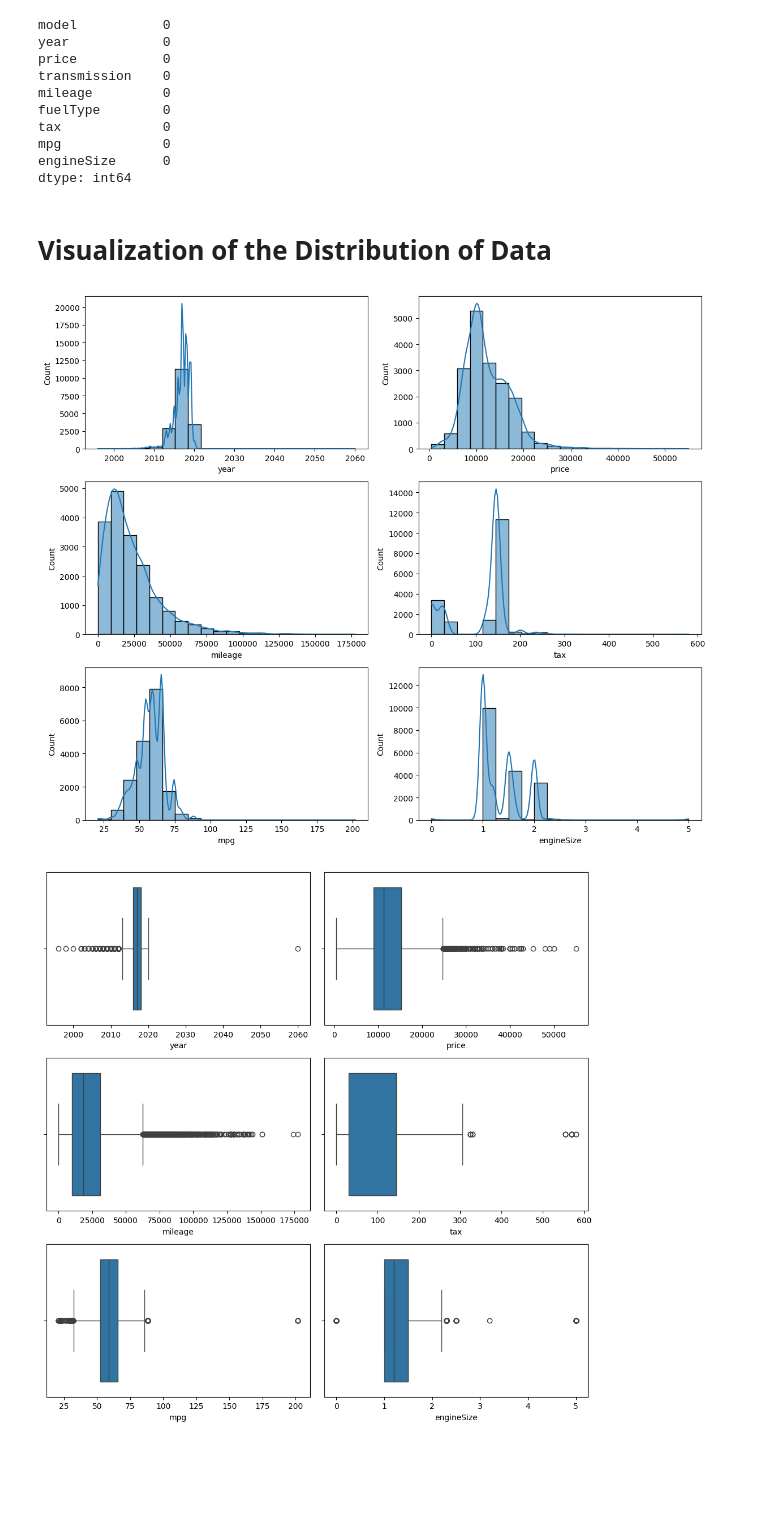
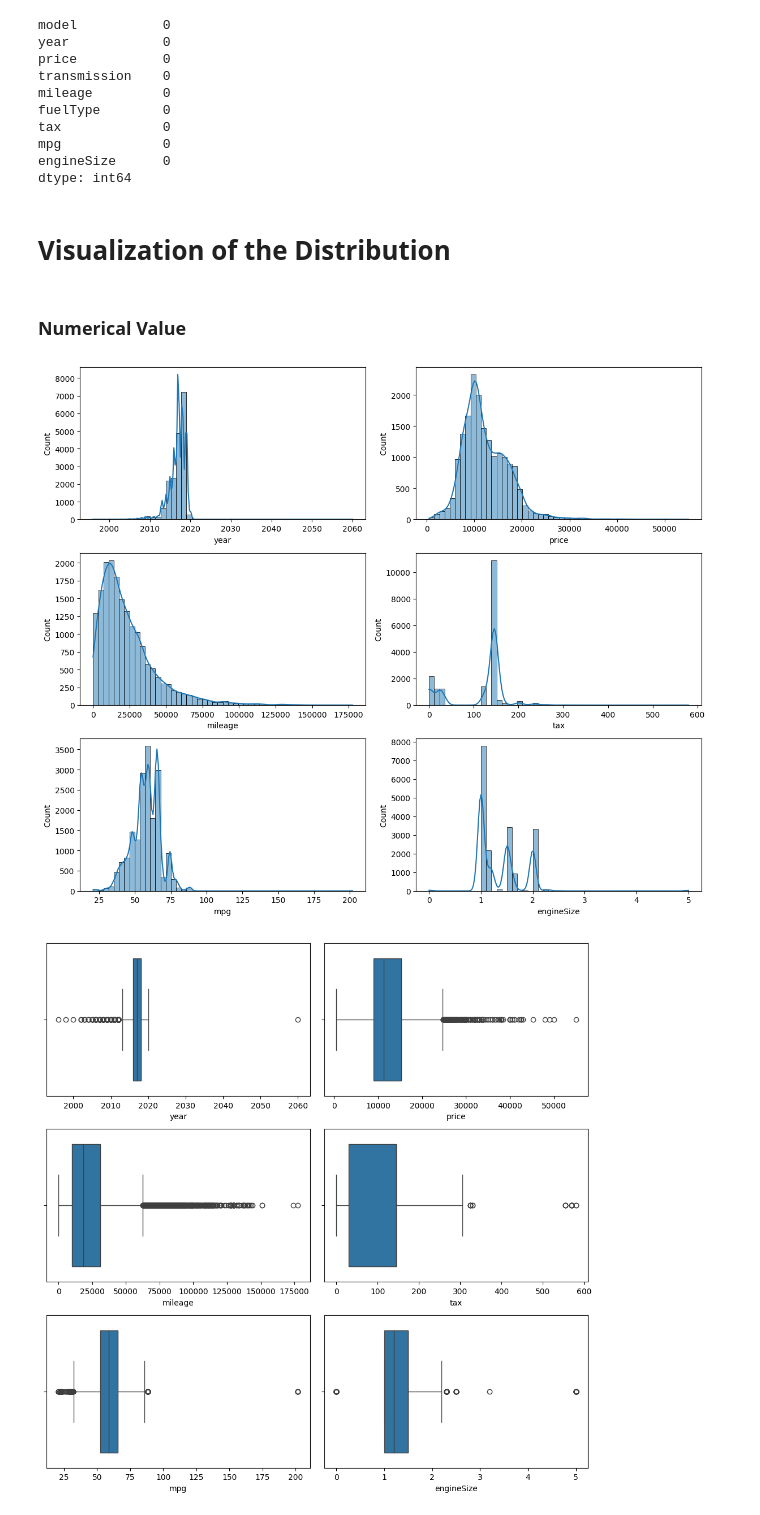
Before and after one commit to wasif-h/Car_Price_Prediction, a Jupyter notebook: prediction.ipynb, the cells around one changed output. Saved outputs shown, nothing was run; the diff lists cells and outputs as text; code cells hidden in the pictures; blank space fills up the shorter version.

Commit message:
visualize

```diff
--- a/prediction.ipynb
+++ b/prediction.ipynb
@@ -93,20 +93,25 @@ mpg             0
 engineSize      0
 dtype: int64
 # %% [markdown]
-# Visualization of the Distribution of Data
+# Visualization of the Distribution
+# %% [markdown]
+### Numerical Value
 # %%
 num_col = df.describe().columns
 
 fig, axes = plt.subplots(3, 2, figsize=(12,10))
 axes = axes.flatten()  # Flatten to 1D for easier indexing
 
 # Plot histograms with Seaborn
 for i, column in enumerate(num_col):
-    sns.histplot(df[column], ax=axes[i], bins=20, kde=True)
+    sns.histplot(df[column], ax=axes[i], bins=50, kde=True)
+
+for j in range(i+1, len(axes)):
+    fig.delaxes(axes[j])
 
 plt.tight_layout()
 # %% [output]
-[figure, old version]
+[figure, new version]
 # %%
 fig, axes = plt.subplots(3, 2, figsize=(10,10))
 axes = axes.flatten()  # Flatten to 1D for easier indexing
```
Also changed, not shown: parts of 5 cells of this notebook.
